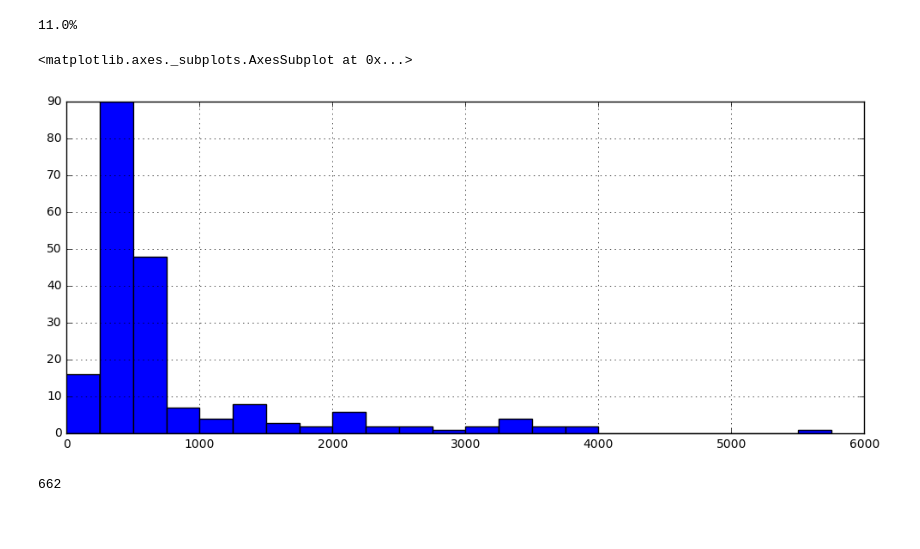
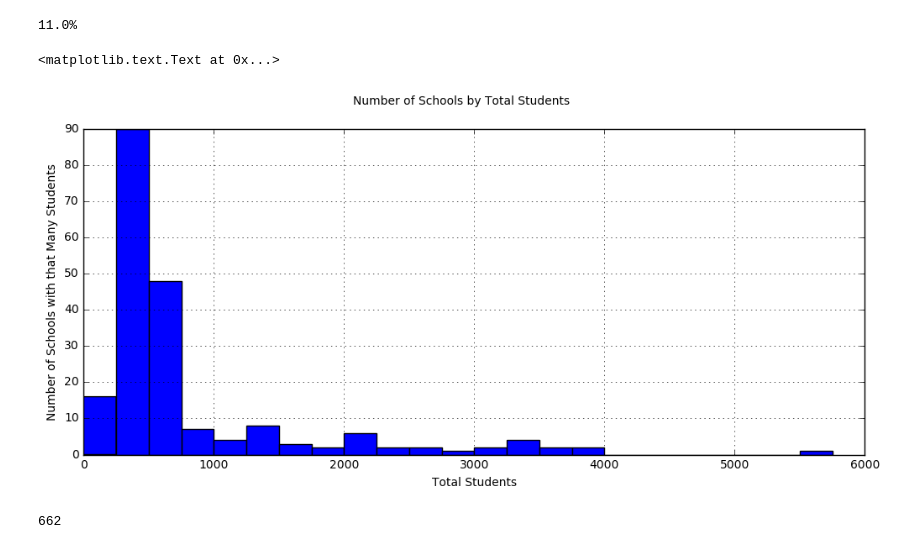
Before and after one commit to gabrielcs/nyc-subway-canvass, a Jupyter notebook: high-schools-cleaning-exploration.ipynb, the cells around one changed output. Saved outputs shown, nothing was run; the diff lists cells and outputs as text; code cells hidden in the pictures; blank space fills up the shorter version.

Commit message:
fixed a missing plot

```diff
--- a/high-schools-cleaning-exploration.ipynb
+++ b/high-schools-cleaning-exploration.ipynb
@@ -174,10 +174,16 @@ print("{:.1f}%".format(100 * len(tech_schools[(null_college_career_rate) & \
 11.0%
 # %%
 %matplotlib inline
-tech_schools['total_students'].hist(bins=range(0, 6000, 250), figsize=(12, 5))
+import pylab as pl
+
+ax = tech_schools['total_students'].hist(bins=range(0, 6000, 250), figsize=(12, 5))
+
+ax.set_xlabel('Total Students')
+ax.set_ylabel('Number of Schools with that Many Students')
+pl.suptitle('Number of Schools by Total Students')
 # %% [output]
-<matplotlib.axes._subplots.AxesSubplot at 0x...>
+<matplotlib.text.Text at 0x...>
-[figure, old version]
+[figure, new version]
 # %%
 tech_schools[(null_college_career_rate) & (null_graduation_rate)]['total_students'].max()
 # %% [output]
```
Also changed, not shown: parts of 1 cell of this notebook.
